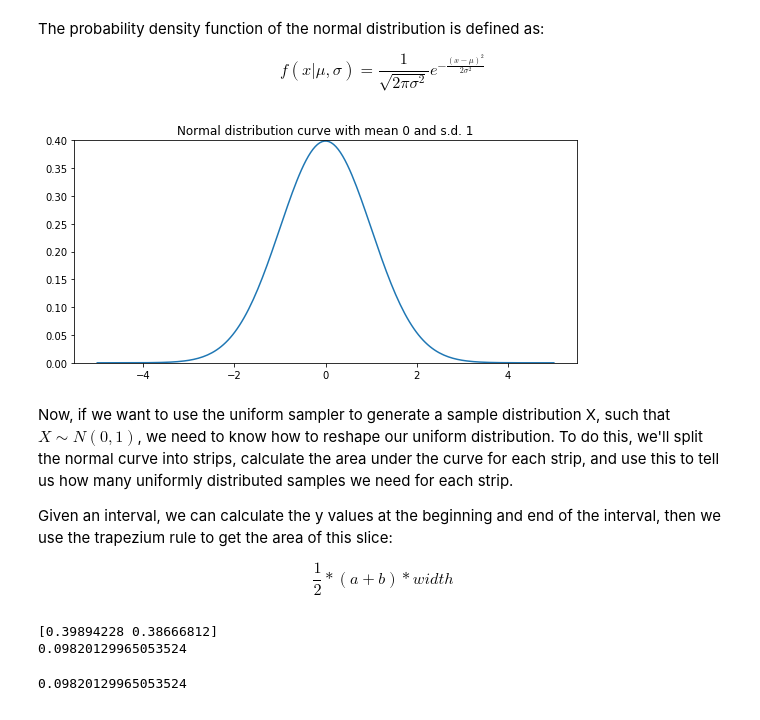
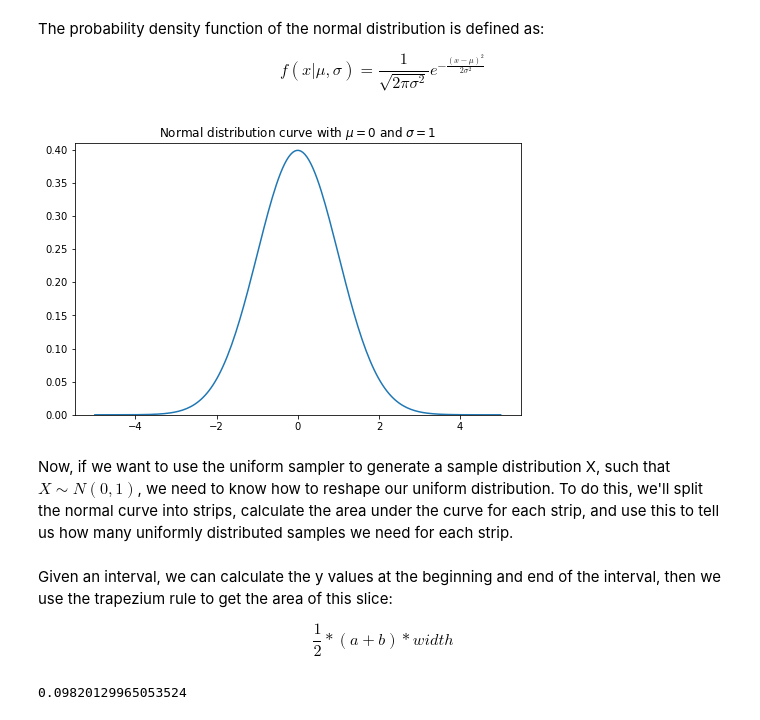
Before and after one commit to tmerrittsmith/normal_distribution_sampler, a Jupyter notebook: normal_distribution_sampler_1.ipynb, the cells around one changed output. Cells and saved outputs as stored; diff of their text form; code cells hidden in the pictures.

```diff
--- a/normal_distribution_sampler_1.ipynb
+++ b/normal_distribution_sampler_1.ipynb
@@ -36,46 +29,27 @@ def norm(x_array, m, s):
     point_array = 1/np.sqrt(2* pi * s ** 2) * np.exp((-(x_array - mu)**2)/2*s**2)
     return(point_array)
 # %%
+mu = 0
 sigma = 1
-mu = 0
-
 x = np.linspace(-5,5,200)
-y = norm(x, mu, sigma)
+y = norm(x, m=0, s=1)
 
 
-fig = plt.figure(figsize=(9,9))
+fig, ax = plt.subplots(figsize=(8,5))
 
-n_axes = fig.add_subplot(211)
+ax.set_ylim([0,0.41])
 
-n_axes.set_autoscaley_on(False)
-n_axes.set_ylim([0,0.4])
-
-n_axes.plot(x, y)
-plt.title("Normal distribution curve with mean %i and s.d. %i" %(mu, sigma))
+ax.plot(x, y)
+plt.title("Normal distribution curve with $\mu=${} and $\sigma=${}".format(mu,sigma))
 plt.show()
 # %% [output]
-[figure, old version]
+[figure, new version]
 # %% [markdown]
 Now, if we want to use the uniform sampler to generate a sample distribution X, such that $ X \sim N(0, 1)$, we need to know how to reshape our uniform distribution. To do this, we'll split the normal curve into strips, calculate the area under the curve for each strip, and use this to tell us how many uniformly distributed samples we need for each strip.
-
-Given an interval, we can calculate the y values at the beginning and end of the interval, then we use the trapezium rule to get the area of this slice:
-
-$$ \frac{1}{2} * (a + b) * width $$
-# %%
-sigma = 1
-mu = 0
-
-
-x_int = np.array([0,0.25])
-x_width = x_int.max() - x_int.min()
-y_vals = norm(x_int, mu, sigma)
-area = 0.5 * y_vals.sum()*x_width
-
-print(y_vals)
-print(area)
-# %% [output]
-[0.39894228 0.38666812]
-0.09820129965053524
+# %% [markdown]
+Given an interval, we can calculate the y values at the beginning and end of the interval, then we use the trapezium rule to get the area of this slice:
+
+$$ \frac{1}{2} * (a + b) * width $$
 # %%
 ## function to calculate the trapezium area
 
```
Also changed, not shown: parts of 78 cells of this notebook.
